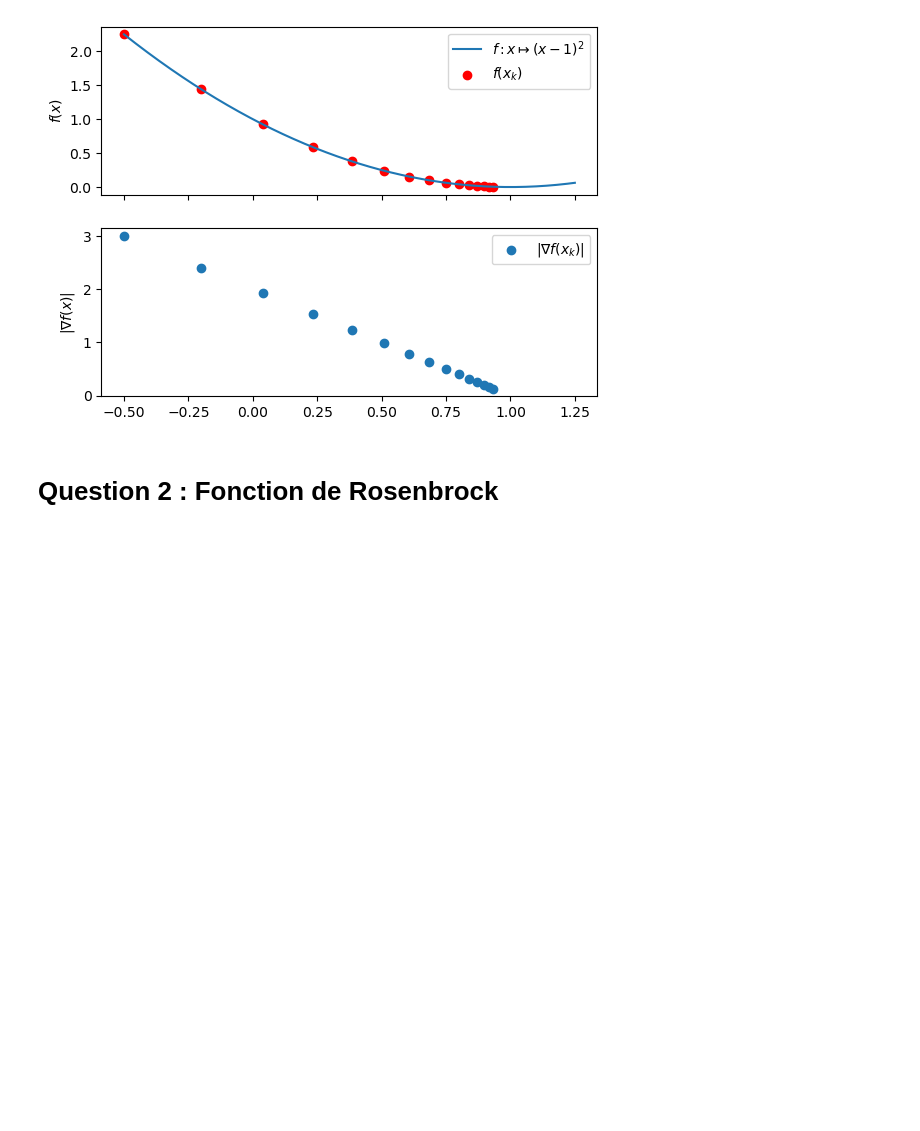
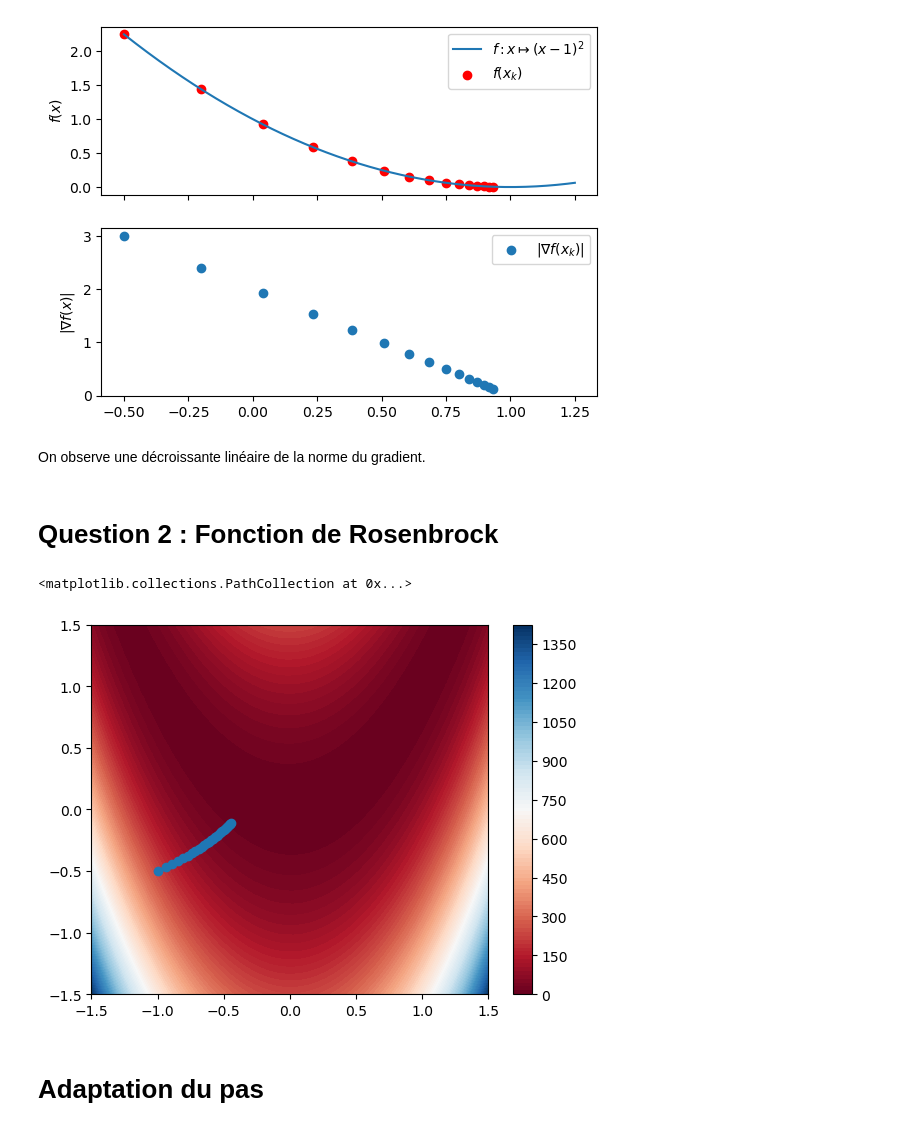
Before and after one commit to SuperMuel/HAX606X-Optimisation-convexe, a Jupyter notebook: tp_note.ipynb, the cells around one changed output. Cells and saved outputs as stored; diff of their text form; code cells hidden in the pictures; blank space fills up the shorter version.

Commit message:
working advanced gradient descent algos

```diff
--- a/tp_note.ipynb
+++ b/tp_note.ipynb
@@ -7,6 +7,10 @@ import matplotlib.pyplot as plt
 # Question 1a)
 
 def grad_desc(df, x_init, gamma, eps, maxiter):
+    """Descente de gradient normale.
+    On pourra utiliser des types python natifs ou des np.ndarray
+    pour x_init et le type d'argument de df.
+    """
     x = x_init
     iters = []
     is_numpy = isinstance(x_init, np.ndarray) #
@@ -86,17 +89,39 @@ ax_grad.legend()
 # %% [output]
 <matplotlib.legend.Legend at 0x...>
 [figure]
+# %% [markdown]
+On observe une décroissante linéaire de la norme du gradient.
 # %% [markdown]
 # Question 2 : Fonction de Rosenbrock
 # %%
+from scipy.optimize import rosen_der
+
 def f_ros(x1, x2):
-    return (x1-1)**2 + 100 * (x2-x_1**2)**2
+    return (x1-1)**2 + 100 * (x2-x1**2)**2
 
-def df_ros(x1,x2):
-    return
+# Exécution d'une descente de gradient normale pour 2 valeurs de gamma
 
-x_init = (-1, -0.5)
+x_init = np.array([-1, -0.5])
 eps = 10e-10
 maxiter = 30
 
-iters3 = grad_desc()
+iters3 = grad_desc(rosen_der, x_init, gamma=10e-3, eps=eps, maxiter=maxiter)
+iters5 = grad_desc(rosen_der, x_init, gamma=10e-5, eps=eps, maxiter=maxiter)
+# %%
+# Graphe des deux descentes :
+
+x = np.linspace(-1.5, 1.5)
+y = np.linspace(-1.5, 1.5)
+
+X, Y = np.meshgrid(x,y)
+Z = f_ros(X,Y)
+
+plt.contourf(X,Y,Z, 100,cmap= "RdBu")
+plt.colorbar()
+# plt.scatter(iters3[:,0], iters3[:,1])
+plt.scatter(iters5[:,0], iters5[:,1])
+# %% [output]
+<matplotlib.collections.PathCollection at 0x...>
+[figure, added]
+# %% [markdown]
+# Adaptation du pas
```
Also changed, not shown: parts of 4 cells of this notebook, 1 other file.
